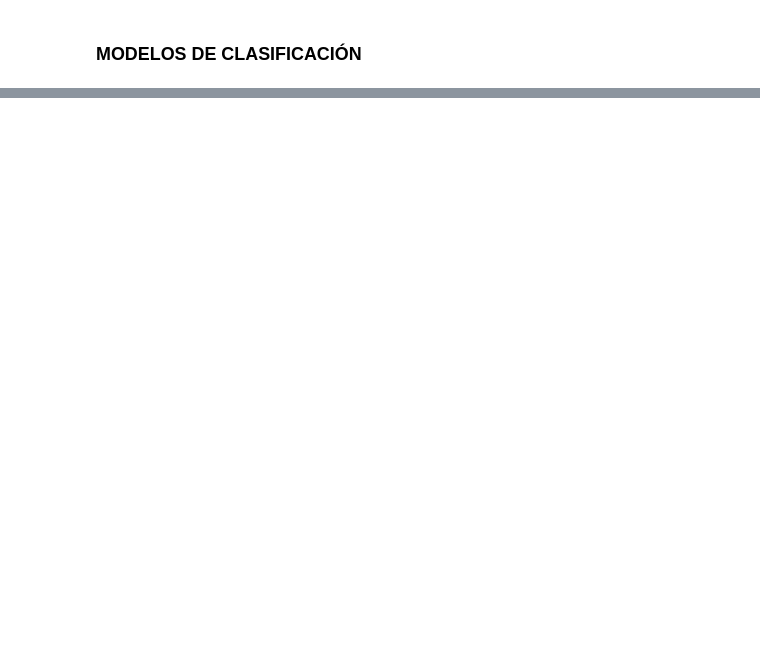
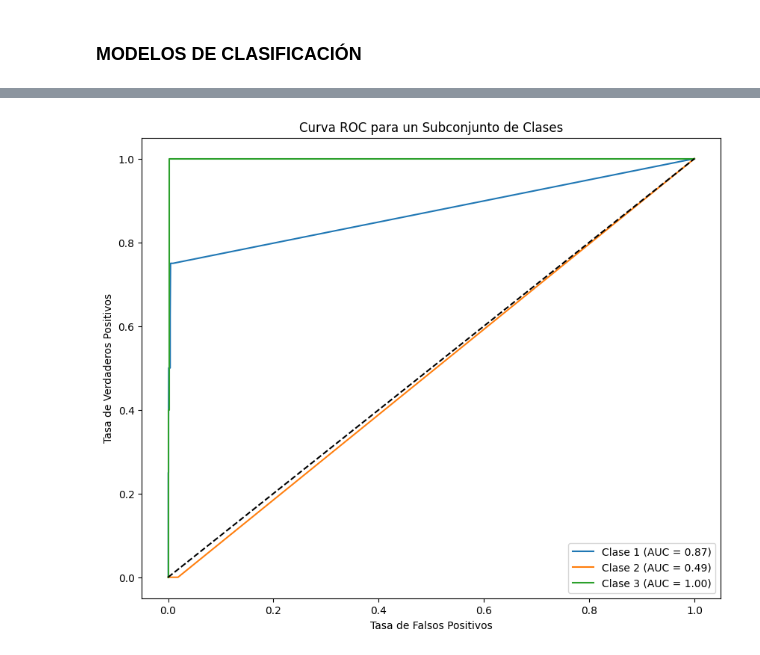
Before and after one commit to TitoD01/DefuncionesKedro, a Jupyter notebook: defuncioneskedro/notebooks/Copia_de_PROYECTO_DEFUNCIONES.ipynb, the cells around one changed output, grey strips where cells are left out. Cells and saved outputs as stored; diff of their text form; code cells hidden in the pictures; blank space fills up the shorter version.

```diff
--- a/defuncioneskedro/notebooks/Copia_de_PROYECTO_DEFUNCIONES.ipynb
+++ b/defuncioneskedro/notebooks/Copia_de_PROYECTO_DEFUNCIONES.ipynb
@@ -1862,0 +1340,94 @@ En resumen de todos los modelos entrenados y posteriormente evaluados, el Random
+# %%
+import pandas as pd
+from sklearn.model_selection import train_test_split, StratifiedKFold, cross_val_score
+from sklearn.preprocessing import StandardScaler, label_binarize
+from sklearn.metrics import f1_score, precision_score, recall_score, accuracy_score, classification_report, roc_auc_score, roc_curve, auc
+from sklearn.ensemble import RandomForestClassifier
+import matplotlib.pyplot as plt
+from sklearn.preprocessing import LabelBinarizer
+import numpy as np
+
+def train_evaluate_random_forest_with_cv_and_roc(df, sample_frac=0.1, cv=3):
+
+    features = ['EDAD_AJUSTADA', 'LUGAR_DEFUNCION', 'GLOSA_SEXO', 'GLOSA_REG_RES', 'DIAG1_encoded']
+    target = 'GRUPO_DIAG1_ENCODED'
+
+
+    for feature in features:
+        df[feature] = pd.to_numeric(df[feature], errors='coerce')
+
+
+    df_sampled = df.sample(frac=sample_frac, random_state=42)
+    X = df_sampled[features]
+    y = df_sampled[target] - 1
+
+
+    scaler = StandardScaler()
+    X_scaled = scaler.fit_transform(X)
+
+
+    X_train, X_test, y_train, y_test = train_test_split(X_scaled, y, test_size=0.2, random_state=42)
+
+
+    rf_model = RandomForestClassifier(random_state=42)
+
+
+    skf = StratifiedKFold(n_splits=cv)
+    f1_scores = cross_val_score(rf_model, X_scaled, y, cv=skf, scoring='f1_weighted')
+    precision_scores = cross_val_score(rf_model, X_scaled, y, cv=skf, scoring='precision_weighted')
+    recall_scores = cross_val_score(rf_model, X_scaled, y, cv=skf, scoring='recall_weighted')
+    accuracy_scores = cross_val_score(rf_model, X_scaled, y, cv=skf, scoring='accuracy')
+
+
+    rf_model.fit(X_train, y_train)
+    y_test_pred = rf_model.predict(X_test)
+
+
+    accuracy = accuracy_score(y_test, y_test_pred)
+    f1_weighted = f1_score(y_test, y_test_pred, average='weighted')
+    precision_weighted = precision_score(y_test, y_test_pred, average='weighted')
+    recall_weighted = recall_score(y_test, y_test_pred, average='weighted')
+    report = classification_report(y_test, y_test_pred)
+
+
+    print(f"\nCross-Validation Accuracy: {accuracy_scores.mean()} ± {accuracy_scores.std()}")
+    print(f"Cross-Validation F1 Score (Weighted): {f1_scores.mean()} ± {f1_scores.std()}")
+    print(f"Cross-Validation Precision (Weighted): {precision_scores.mean()} ± {precision_scores.std()}")
+    print(f"Cross-Validation Recall (Weighted): {recall_scores.mean()} ± {recall_scores.std()}")
+
+    print(f"\nAccuracy (Test): {accuracy}")
+    print(f"F1 Score (Promedio Ponderado - Test): {f1_weighted}")
+    print(f"Precisión (Promedio Ponderado - Test): {precision_weighted}")
+    print(f"Recall (Promedio Ponderado - Test): {recall_weighted}")
+    print("\nReporte de Clasificación (Test):\n", report)
+
+
+    lb = LabelBinarizer()
+    y_test_binarized = lb.fit_transform(y_test)
+    y_test_pred_proba = rf_model.predict_proba(X_test)
+
+    plt.figure(figsize=(10, 8))
+    for i in range(min(3, y_test_binarized.shape[1])):
+        fpr, tpr, _ = roc_curve(y_test_binarized[:, i], y_test_pred_proba[:, i])
+        roc_auc = auc(fpr, tpr)
+        plt.plot(fpr, tpr, label=f'Clase {i + 1} (AUC = {roc_auc:.2f})')
+
+    plt.plot([0, 1], [0, 1], 'k--')
+    plt.xlabel('Tasa de Falsos Positivos')
+    plt.ylabel('Tasa de Verdaderos Positivos')
+    plt.title('Curva ROC para un Subconjunto de Clases')
+    plt.legend(loc='lower right')
+    plt.show()
+
+
+    return accuracy, f1_weighted, precision_weighted, recall_weighted
+
+
+print("Evaluando el modelo con validación cruzada y curva ROC para la Región Metropolitana:")
+accuracy_region_13, f1_region_13, precision_region_13, recall_region_13 = train_evaluate_random_forest_with_cv_and_roc(df_region_13)
+print("-----------------------------------------------------------------------------------------------------------------------------")
+
+
+print("Evaluando el modelo con validación cruzada y curva ROC para Otras Regiones:")
+accuracy_otras_regiones, f1_otras_regiones, precision_otras_regiones, recall_otras_regiones = train_evaluate_random_forest_with_cv_and_roc(df_otras_regiones)
+# %% [output]
@@ -1862,0 +1457 @@ En resumen de todos los modelos entrenados y posteriormente evaluados, el Random
+[figure, added]
```
Also changed, not shown: parts of 71 cells of this notebook.
